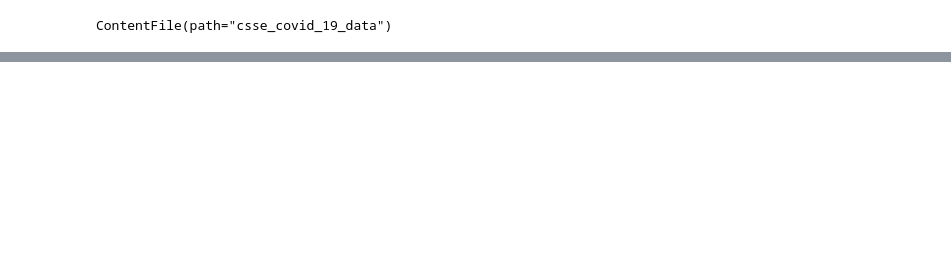
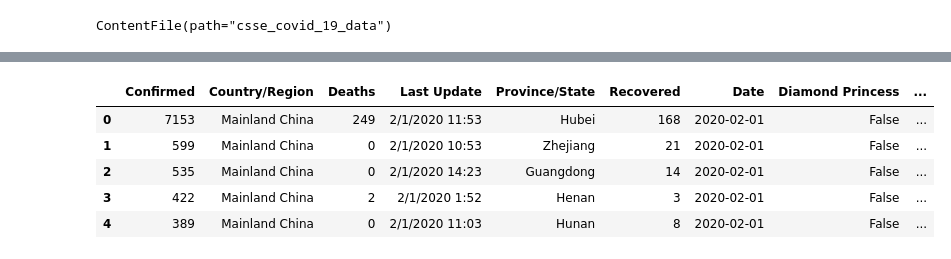
Before and after one commit to andyakrn/COVID_19, a Jupyter notebook: Hopkins Data.ipynb, the cells around one changed output, grey strips where cells are left out. Cells and saved outputs as stored; diff of their text form; code cells hidden in the pictures; blank space fills up the shorter version.

Commit message:
Country Data Time vs Time

```diff
--- a/Hopkins Data.ipynb
+++ b/Hopkins Data.ipynb
@@ -243,0 +228,6 @@ array(['Hubei', 'Zhejiang', 'Guangdong', 'Henan', 'Hunan', 'Anhui',
+# %%
+df['DateTime'] = df['Date']
+# %%
+df['Date'] = df['DateTime'].apply(lambda x: x.date())
+# %%
+df['Date'] = df['Date'].apply(lambda x: pd.to_datetime(x))
@@ -243,0 +247,9 @@ array(['Hubei', 'Zhejiang', 'Guangdong', 'Henan', 'Hunan', 'Anhui',
+# %%
+df.head()
+# %% [output]
+|  | Confirmed | Country/Region | Deaths | Last Update | Province/State | Recovered | Date | Diamond Princess | ... |
+| 0 | 7153 | Mainland China | 249 | 2/1/2020 11:53 | Hubei | 168 | 2020-02-01 | False | ... |
+| 1 | 599 | Mainland China | 0 | 2/1/2020 10:53 | Zhejiang | 21 | 2020-02-01 | False | ... |
+| 2 | 535 | Mainland China | 0 | 2/1/2020 14:23 | Guangdong | 14 | 2020-02-01 | False | ... |
+| 3 | 422 | Mainland China | 2 | 2/1/2020 1:52 | Henan | 3 | 2020-02-01 | False | ... |
+| 4 | 389 | Mainland China | 0 | 2/1/2020 11:03 | Hunan | 8 | 2020-02-01 | False | ... |
```
Also changed, not shown: parts of 16 cells of this notebook.
